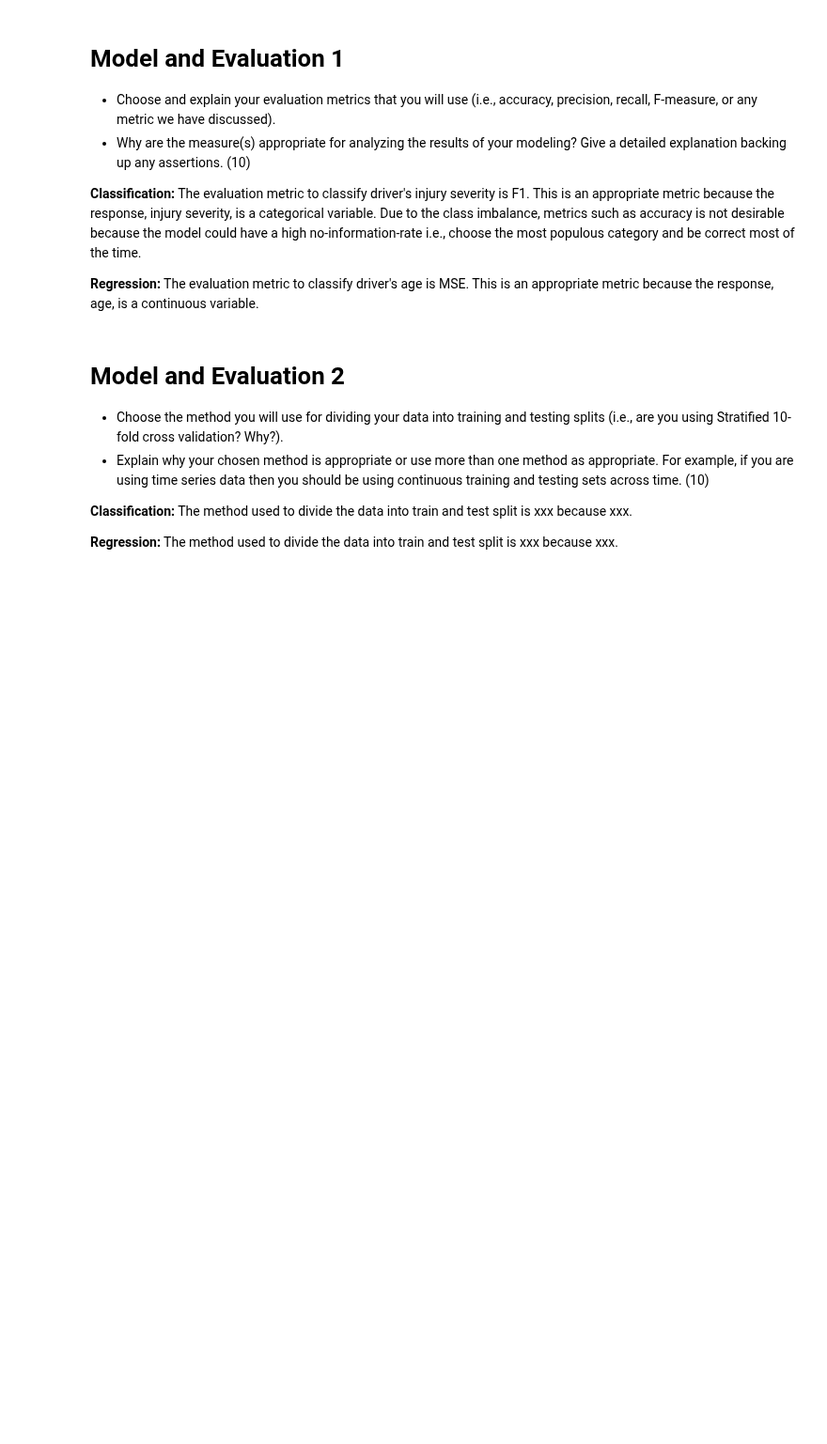
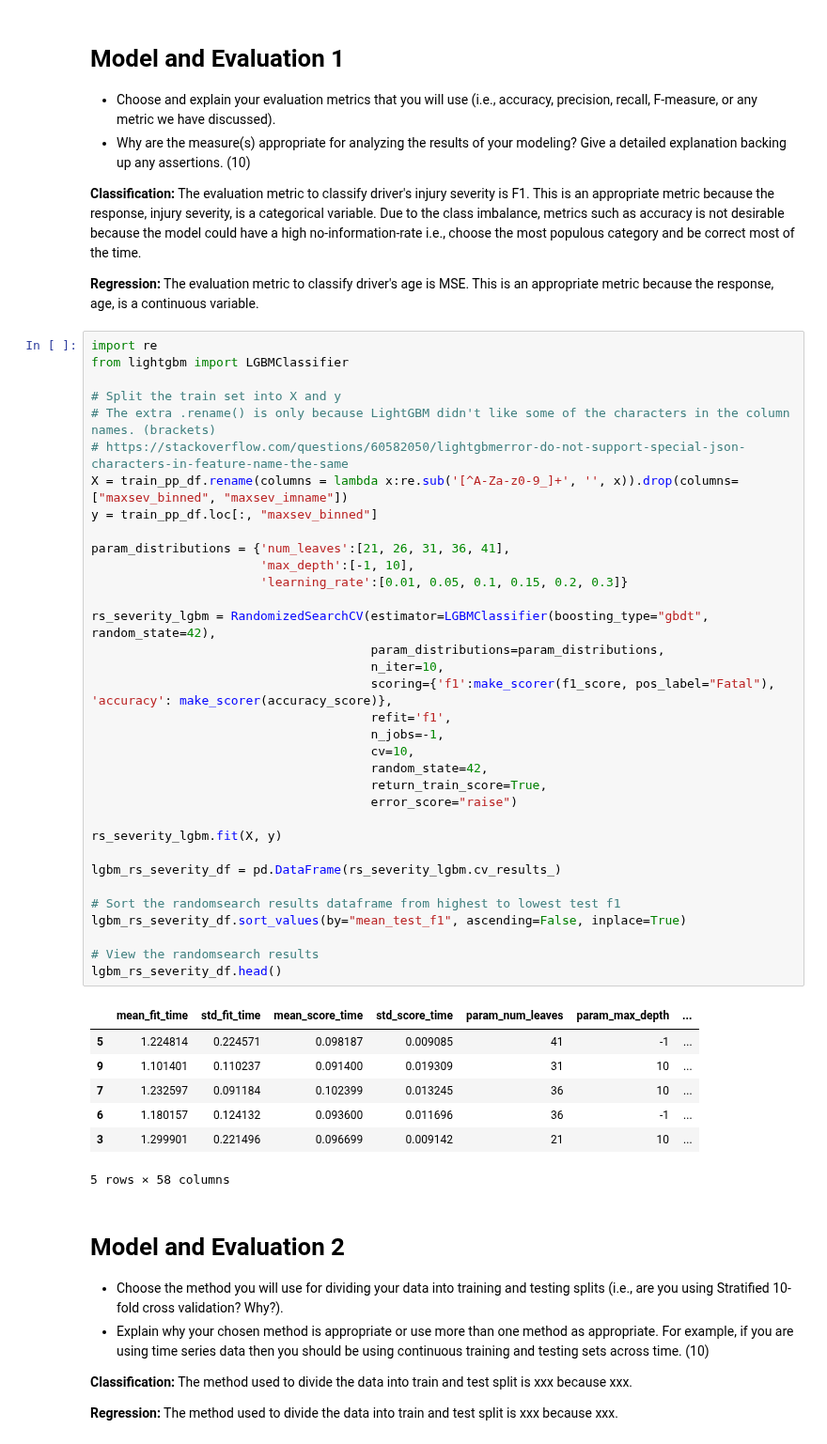
Before and after one commit to BradenAnderson/Accident_Severity_Prediction, a Jupyter notebook: HienEDIT_AndersonLamWeeda_Lab2_Draft.ipynb, the cells around one changed output. Shown at 94% size. Cells and saved outputs as stored; diff of their text form; blank space fills up the shorter version.

Commit message:
Add LGBM Random Search

```diff
--- a/HienEDIT_AndersonLamWeeda_Lab2_Draft.ipynb
+++ b/HienEDIT_AndersonLamWeeda_Lab2_Draft.ipynb
@@ -1140,6 +1139,48 @@ The evaluation metric to classify driver's injury severity is F1. This is an app
 
 **Regression:**
 The evaluation metric to classify driver's age is MSE. This is an appropriate metric because the response, age, is a continuous variable.
+# %%
+import re
+from lightgbm import LGBMClassifier
+
+# Split the train set into X and y
+# The extra .rename() is only because LightGBM didn't like some of the characters in the column names. (brackets)
+# https://stackoverflow.com/questions/60582050/lightgbmerror-do-not-support-special-json-characters-in-feature-name-the-same
+X = train_pp_df.rename(columns = lambda x:re.sub('[^A-Za-z0-9_]+', '', x)).drop(columns=["maxsev_binned", "maxsev_imname"])
+y = train_pp_df.loc[:, "maxsev_binned"]
+
+param_distributions = {'num_leaves':[21, 26, 31, 36, 41],
+                       'max_depth':[-1, 10],
+                       'learning_rate':[0.01, 0.05, 0.1, 0.15, 0.2, 0.3]}
+
+rs_severity_lgbm = RandomizedSearchCV(estimator=LGBMClassifier(boosting_type="gbdt", random_state=42),
+                                      param_distributions=param_distributions,
+                                      n_iter=10,
+                                      scoring={'f1':make_scorer(f1_score, pos_label="Fatal"), 'accuracy': make_scorer(accuracy_score)},
+                                      refit='f1',
+                                      n_jobs=-1,
+                                      cv=10,
+                                      random_state=42,
+                                      return_train_score=True,
+                                      error_score="raise")
+
+rs_severity_lgbm.fit(X, y)
+
+lgbm_rs_severity_df = pd.DataFrame(rs_severity_lgbm.cv_results_)
+
+# Sort the randomsearch results dataframe from highest to lowest test f1
+lgbm_rs_severity_df.sort_values(by="mean_test_f1", ascending=False, inplace=True)
+
+# View the randomsearch results
+lgbm_rs_severity_df.head()
+# %% [output]
+|  | mean_fit_time | std_fit_time | mean_score_time | std_score_time | param_num_leaves | param_max_depth | ... |
+| 5 | 1.224814 | 0.224571 | 0.098187 | 0.009085 | 41 | -1 | ... |
+| 9 | 1.101401 | 0.110237 | 0.091400 | 0.019309 | 31 | 10 | ... |
+| 7 | 1.232597 | 0.091184 | 0.102399 | 0.013245 | 36 | 10 | ... |
+| 6 | 1.180157 | 0.124132 | 0.093600 | 0.011696 | 36 | -1 | ... |
+| 3 | 1.299901 | 0.221496 | 0.096699 | 0.009142 | 21 | 10 | ... |
+5 rows × 58 columns
 # %% [markdown]
 # Model and Evaluation 2
 - Choose the method you will use for dividing your data into training and testing splits (i.e., are you using Stratified 10-fold cross validation? Why?).
```
Also changed, not shown: parts of 2 cells of this notebook.
